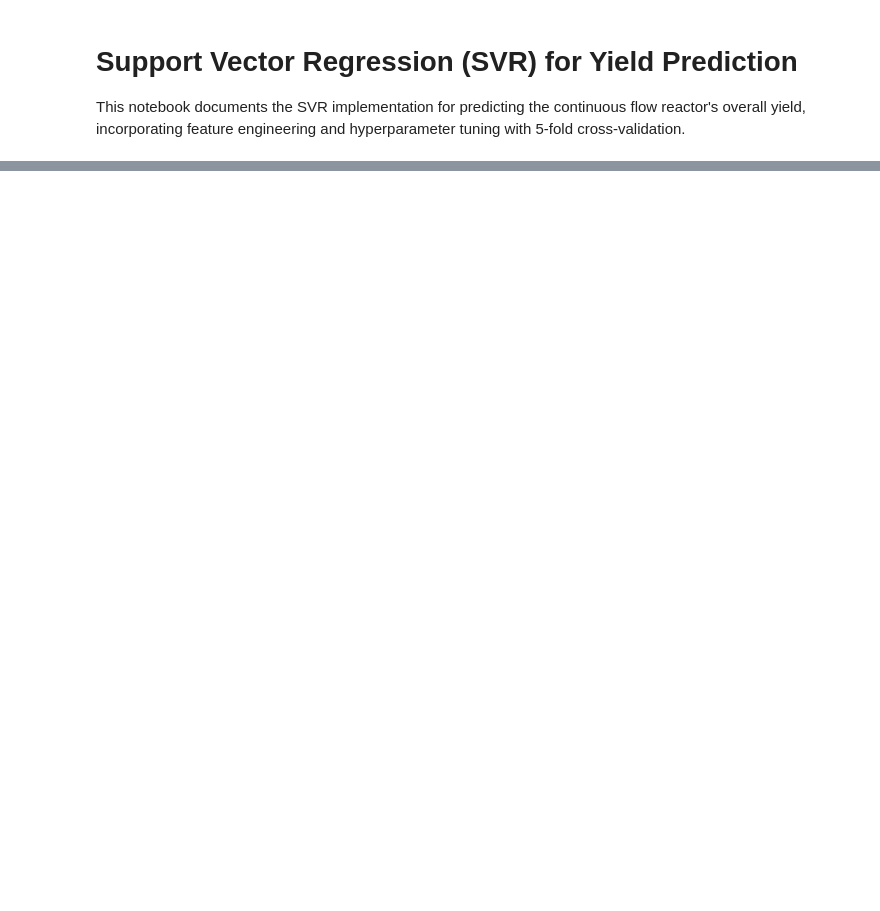
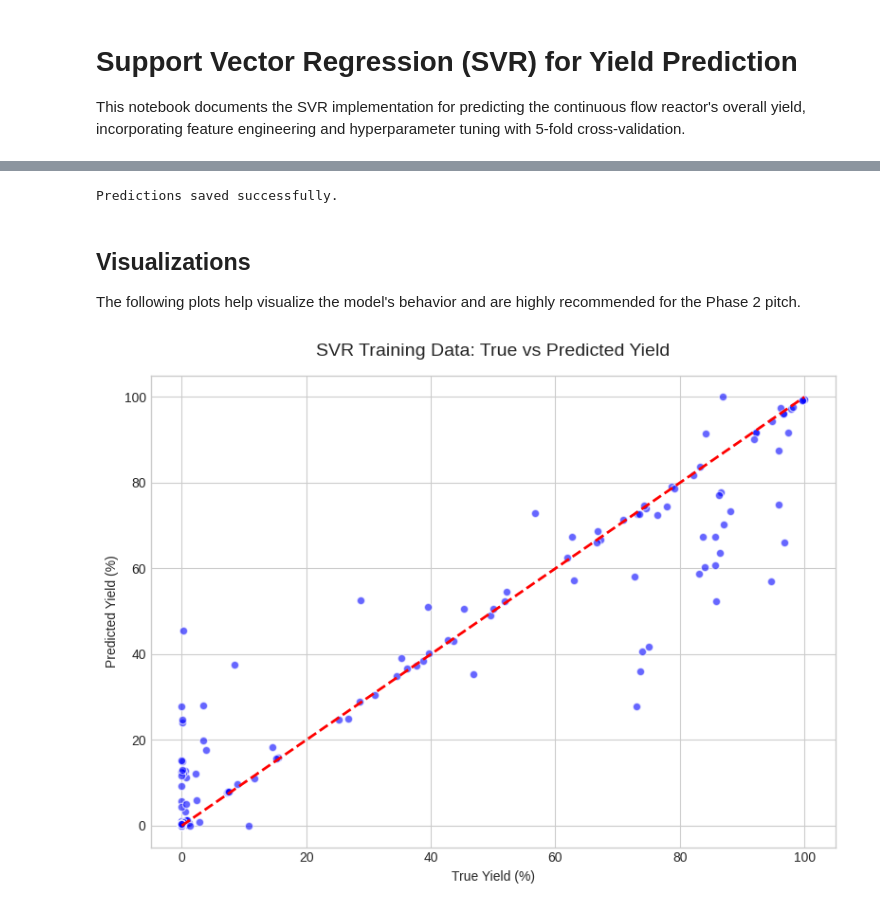
Before and after one commit to shard-c6/ML_hackathon_KGP, a Jupyter notebook: SVR/ML_Hackathon_SVR_Final.ipynb, the cells around one changed output, grey strips where cells are left out. Cells and saved outputs as stored; diff of their text form; code cells hidden in the pictures; blank space fills up the shorter version.

Commit message:
Clean up temporary scripts and update final models

```diff
--- a/SVR/ML_Hackathon_SVR_Final.ipynb
+++ b/SVR/ML_Hackathon_SVR_Final.ipynb
@@ -6,6 +6,25 @@ os.environ["OPENBLAS_NUM_THREADS"] = "1"
 os.environ["MKL_NUM_THREADS"] = "1"
 os.environ["VECLIB_MAXIMUM_THREADS"] = "1"
 os.environ["NUMEXPR_NUM_THREADS"] = "1"
+# %%
+import os
+
+# --- PATH CONFIGURATION ---
+# Set this to True if you are running in Google Colab
+RUNNING_IN_COLAB = True
+
+if RUNNING_IN_COLAB:
+    # By default, Colab uploads go to the current directory (/content/)
+    TRAIN_PATH = 'train_dataset.csv'
+    TEST_PATH = 'test_dataset.csv'
+    PREDS_DIR = '.'
+else:
+    # Default local paths
+    TRAIN_PATH = '../datasets/train_dataset.csv'
+    TEST_PATH = '../datasets/test_dataset.csv'
+    PREDS_DIR = '../predictions'
+
+os.makedirs(PREDS_DIR, exist_ok=True)
 # %% [markdown]
 # Support Vector Regression (SVR) for Yield Prediction
 This notebook documents the SVR implementation for predicting the continuous flow reactor's overall yield, incorporating feature engineering and hyperparameter tuning with 5-fold cross-validation.
@@ -20,8 +39,8 @@ from sklearn.svm import SVR
 from sklearn.model_selection import KFold, GridSearchCV
 # %%
 # 2. Load train/test datasets
-train_df = pd.read_csv('../datasets/train_dataset.csv')
-test_df = pd.read_csv('../datasets/test_dataset.csv')
+train_df = pd.read_csv(TRAIN_PATH)
+test_df = pd.read_csv(TEST_PATH)
 # %%
 # 3. Inspect data
 print("Train shape:", train_df.shape)
@@ -37,7 +59,11 @@ test_df['mean_T'] = (test_df['inlet_temperature_K'] + test_df['jacket_temperatur
 # %%
 # 6. Create exactly the 7 documented features
 features = [
+    'flow_rate_L_min',
     'concentration_mol_L',
+    'inlet_temperature_K',
+    'length_m',
+    'jacket_temperature_K',
     'residence_proxy',
     'mean_T'
 ]
@@ -125,3 +180,28 @@ preds = np.clip(best_model.predict(X_test), 0, 100)
 # 16. Save SVR_predictions.csv
 pd.DataFrame({'overall_yield': preds}).to_csv('SVR_predictions.csv', index=False)
 print("Predictions saved successfully.")
+# %% [output]
+Predictions saved successfully.
+# %% [markdown]
+## Visualizations
+The following plots help visualize the model's behavior and are highly recommended for the Phase 2 pitch.
+# %%
+# Visualization: Training Fit (True vs Predicted)
+import matplotlib.pyplot as plt
+import seaborn as sns
+
+plt.style.use('seaborn-v0_8-whitegrid')
+plt.figure(figsize=(8, 6))
+
+# Training Fit (True vs Predicted)
+y_train_pred = np.clip(best_model.predict(X_train), 0, 100)
+plt.scatter(y_train, y_train_pred, alpha=0.6, color='b', edgecolor='w')
+plt.plot([0, 100], [0, 100], 'r--', lw=2) # Perfect prediction line
+plt.title('SVR Training Data: True vs Predicted Yield', fontsize=14, pad=15)
+plt.xlabel('True Yield (%)')
+plt.ylabel('Predicted Yield (%)')
+
+plt.tight_layout()
+plt.show()
+# %% [output]
+[figure, added]
```
Also changed, not shown: parts of 3 cells of this notebook, 8 other files.
